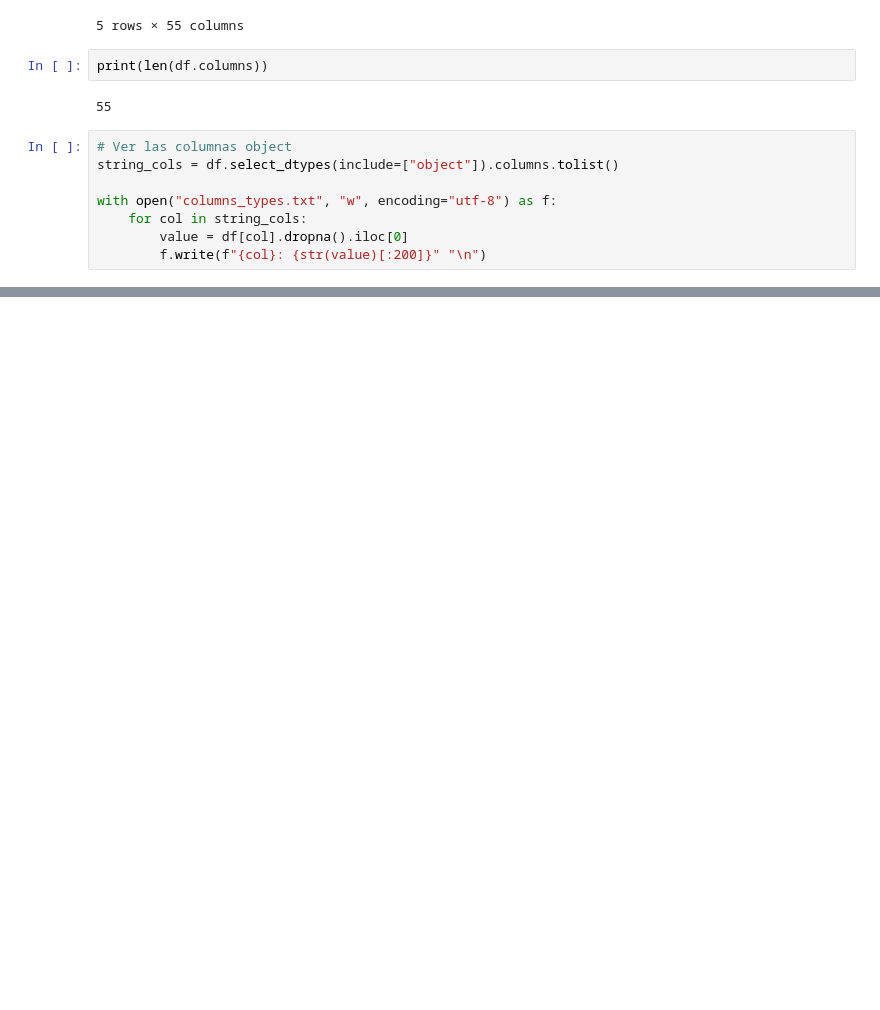
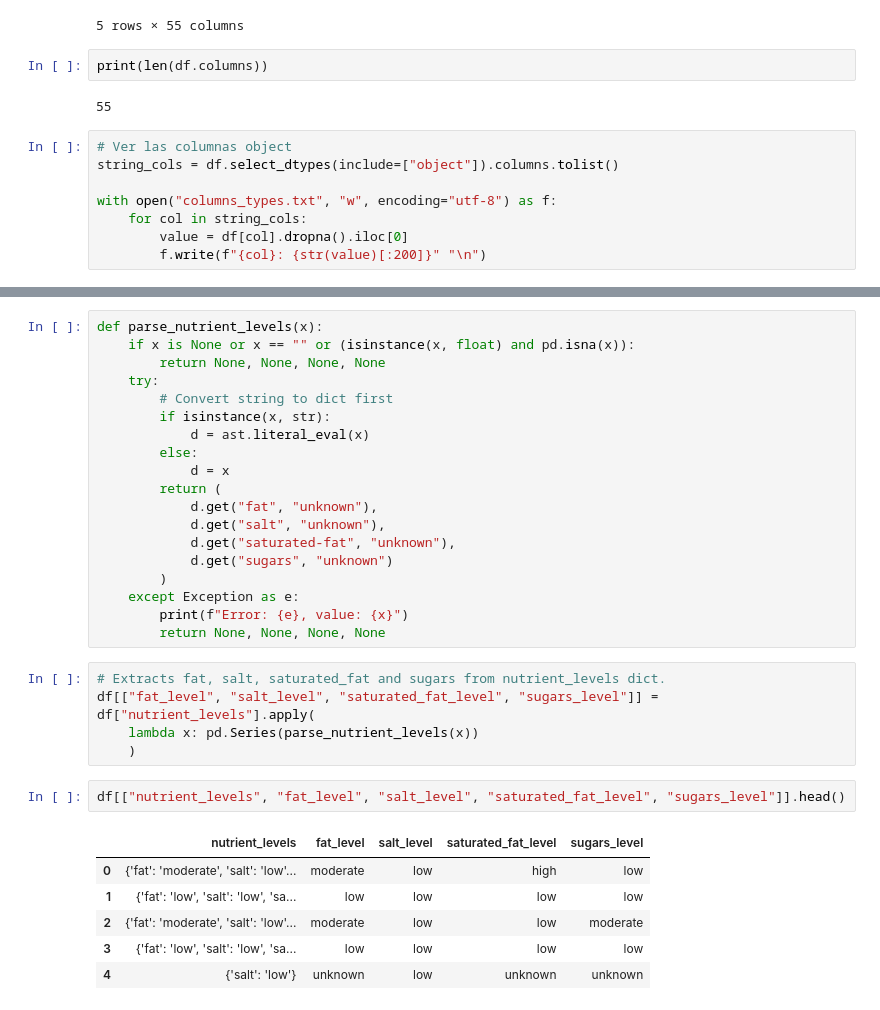
Before and after one commit to marcosrequenagut/food-data-lakehouse-platform, a Jupyter notebook: notebooks/02_eda_openfoodfacts.ipynb, the cells around one changed output, grey strips where cells are left out. Saved outputs shown, nothing was run; the diff lists cells and outputs as text; blank space fills up the shorter version.

```diff
--- a/notebooks/02_eda_openfoodfacts.ipynb
+++ b/notebooks/02_eda_openfoodfacts.ipynb
@@ -84,0 +103,33 @@ np.int64(81)
+# %%
+def parse_nutrient_levels(x):
+    if x is None or x == "" or (isinstance(x, float) and pd.isna(x)):
+        return None, None, None, None
+    try:
+        # Convert string to dict first
+        if isinstance(x, str):
+            d = ast.literal_eval(x)
+        else:
+            d = x
+        return (
+            d.get("fat", "unknown"),
+            d.get("salt", "unknown"),
+            d.get("saturated-fat", "unknown"),
+            d.get("sugars", "unknown")
+        )
+    except Exception as e:
+        print(f"Error: {e}, value: {x}")
+        return None, None, None, None
+# %%
+# Extracts fat, salt, saturated_fat and sugars from nutrient_levels dict.
+df[["fat_level", "salt_level", "saturated_fat_level", "sugars_level"]] = df["nutrient_levels"].apply(
+    lambda x: pd.Series(parse_nutrient_levels(x))
+    )
+# %%
+df[["nutrient_levels", "fat_level", "salt_level", "saturated_fat_level", "sugars_level"]].head()
+# %% [output]
+|  | nutrient_levels | fat_level | salt_level | saturated_fat_level | sugars_level |
+| 0 | {'fat': 'moderate', 'salt': 'low'... | moderate | low | high | low |
+| 1 | {'fat': 'low', 'salt': 'low', 'sa... | low | low | low | low |
+| 2 | {'fat': 'moderate', 'salt': 'low'... | moderate | low | low | moderate |
+| 3 | {'fat': 'low', 'salt': 'low', 'sa... | low | low | low | low |
+| 4 | {'salt': 'low'} | unknown | low | unknown | unknown |
```
Also changed, not shown: parts of 4 cells of this notebook, 16 other files.
